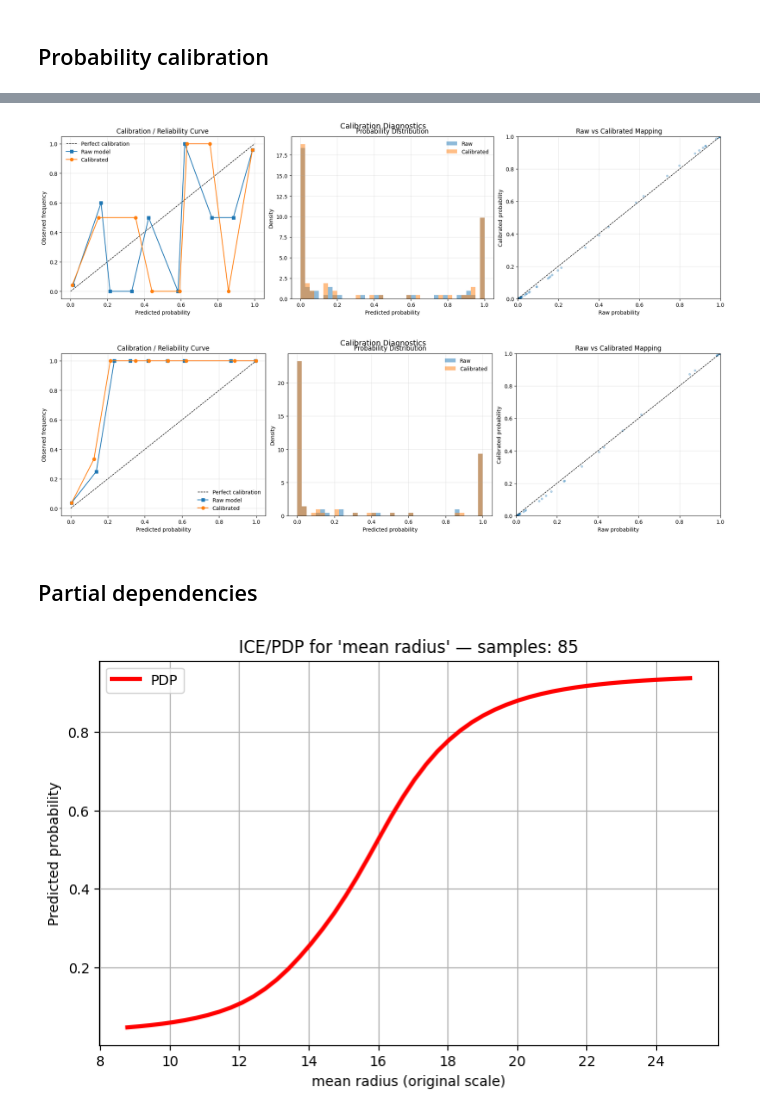
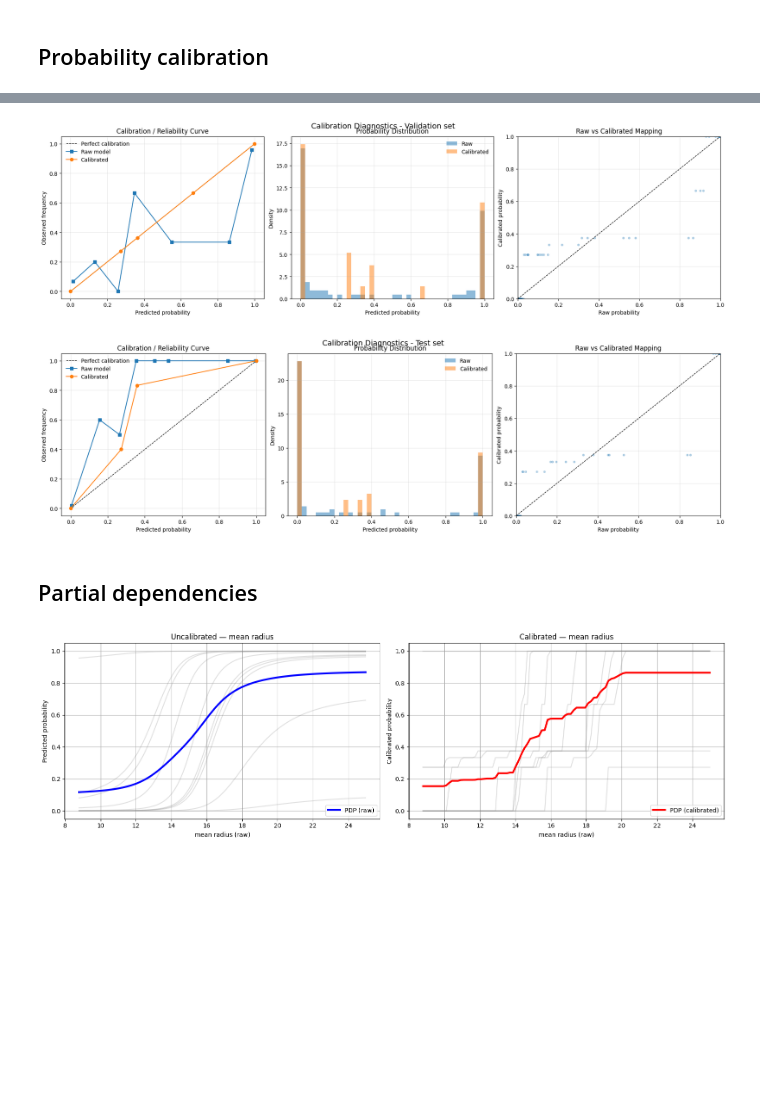
Before and after one commit to ArnauFabregat/probability_estimation, a Jupyter notebook: notebooks/breast_cancer/monotonic_nn.ipynb, the cells around one changed output, grey strips where cells are left out. Drawn from its saved outputs; the diff is of its cells as text; code cells hidden in the pictures; blank space fills up the shorter version.

```diff
--- a/notebooks/breast_cancer/monotonic_nn.ipynb
+++ b/notebooks/breast_cancer/monotonic_nn.ipynb
@@ -195,9 +190,25 @@ logits_test = model.predict_logits(x_test_std)
 # %%
-cal = Calibrator(method="temperature")
-cal.fit(logits_val, y_val_t)
+method = "isotonic"
 
-probs_tr_cal = cal.predict_proba(logits_tr)
-probs_val_cal = cal.predict_proba(logits_val)
-probs_test_cal = cal.predict_proba(logits_test)
+if method == "isotonic":
+    cal = Calibrator(method=method)
+    cal.fit(probs_val.flatten(), y_val)
+
+    probs_tr_cal = cal.predict_proba(probs_tr.flatten())
+    probs_val_cal = cal.predict_proba(probs_val.flatten())
+    probs_test_cal = cal.predict_proba(probs_test.flatten())
+
+if method == "temperature":
+    # Predict logits
+    logits_tr = model.predict_logits(x_tr_std)
+    logits_val = model.predict_logits(x_val_std)
+    logits_test = model.predict_logits(x_test_std)
+
+    cal = Calibrator(method=method)
+    cal.fit(logits_val, y_val_t)
+
+    probs_tr_cal = cal.predict_proba(logits_tr)
+    probs_val_cal = cal.predict_proba(logits_val)
+    probs_test_cal = cal.predict_proba(logits_test)
 # %%
 # Compute brier score - non calibrated probs
@@ -231,10 +242,14 @@ Calibrated probabilities
 # %%
-fig, axes = calibration_diagnostics(y_val, probs_val, probs_val_cal, n_bins=10, bins=40)
-fig, axes = calibration_diagnostics(y_test, probs_test, probs_test_cal, n_bins=10, bins=40)
+fig, axes = calibration_diagnostics(
+    y_val, probs_val, probs_val_cal, n_bins=10, bins=40, suptitle="Calibration Diagnostics - Validation set"
+)
+fig, axes = calibration_diagnostics(
+    y_test, probs_test, probs_test_cal, n_bins=10, bins=40, suptitle="Calibration Diagnostics - Test set"
+)
 plt.show()
 # %% [output]
-[figure, old version]
+[figure, new version]
-[figure, old version]
+[figure, new version]
 # %% [markdown]
 ## Partial dependencies
 # %%
@@ -243,16 +257,15 @@ MODE = "pdp"
 # %%
-ice_age = ice_pdp_plot_xgb_or_nn(
+out = ice_pdp_plot(
     model=model,
     X_raw=x_val.values,
     X_std=x_val_std,
     feature_name=FEATURE_NAME,
     all_vars=all_vars,
-    mode=MODE,
-    num_points=50,
-    n_samples=None,
+    num_points=100,
+    n_samples=10,
     calibrator=cal,
-    plot_calibrated=False,
+    model_input_space="standardized",
 )
 # %% [output]
-[figure, old version]
+[figure, new version]
 # %%
```
Also changed, not shown: parts of 10 cells of this notebook, 3 other files.
